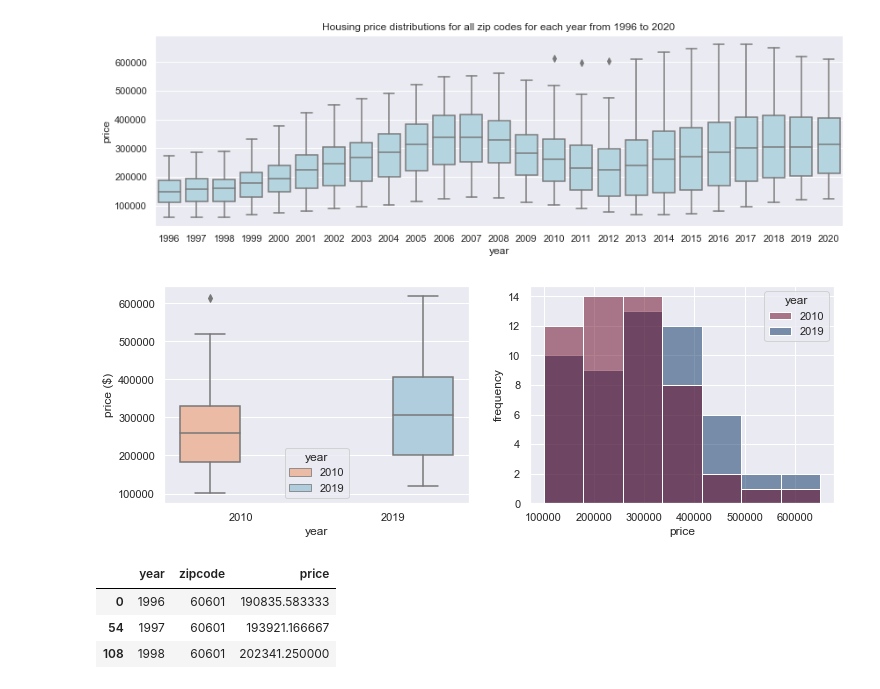
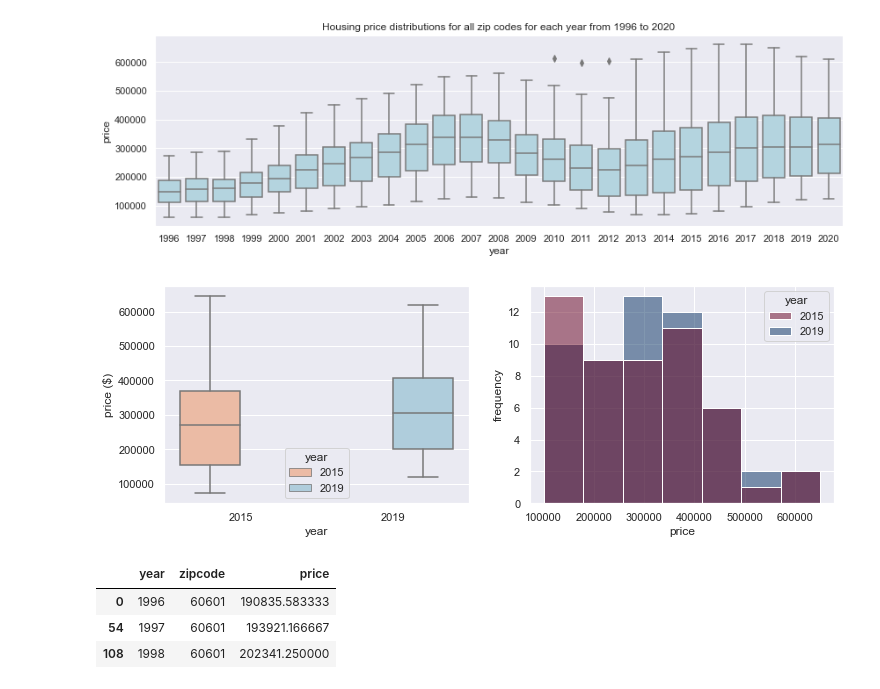
Before and after one commit to mandanah/capstone2, a Jupyter notebook: identify_up_and_coming_neighborhoods.ipynb, the cells around one changed output. Saved outputs shown, nothing was run; the diff lists cells and outputs as text; code cells hidden in the pictures.

```diff
--- a/identify_up_and_coming_neighborhoods.ipynb
+++ b/identify_up_and_coming_neighborhoods.ipynb
@@ -161,17 +161,17 @@ Text(0.5, 1.0, 'Housing price distributions for all zip codes for each year from
 [figure]
 # %%
 #housing price distribution
-def plot_comparing_price_at_different_years(year1=2010, year2=2019):
+def plot_comparing_price_at_different_years(year1=2015, year2=2019):
     fig, (ax1,ax2) = plt.subplots(nrows=1,ncols=2,figsize=(12,4))
     df = Housing_price_yearly.loc[(Housing_price_yearly.year==year1) | (Housing_price_yearly.year==year2)].dropna()
     sns.boxplot(y= 'price',data=df, x='year', color='lightblue', ax=ax1, hue='year', palette='RdBu')
     ax1.set_ylabel('price ($)')
     ax1.set_xlabel('year')
     sns.histplot(x= 'price', data=df,color='blue', ax=ax2, binrange=[100000,650000], bins=7, hue='year', palette='RdBu')
     ax2.set_ylabel('frequency')
 plot_comparing_price_at_different_years()
 # %% [output]
-[figure, old version]
+[figure, new version]
 # %%
 # creating a dataframe for each zipcode
 dict_df_by_zip = defaultdict(str)
```
Also changed, not shown: parts of 21 cells of this notebook.
